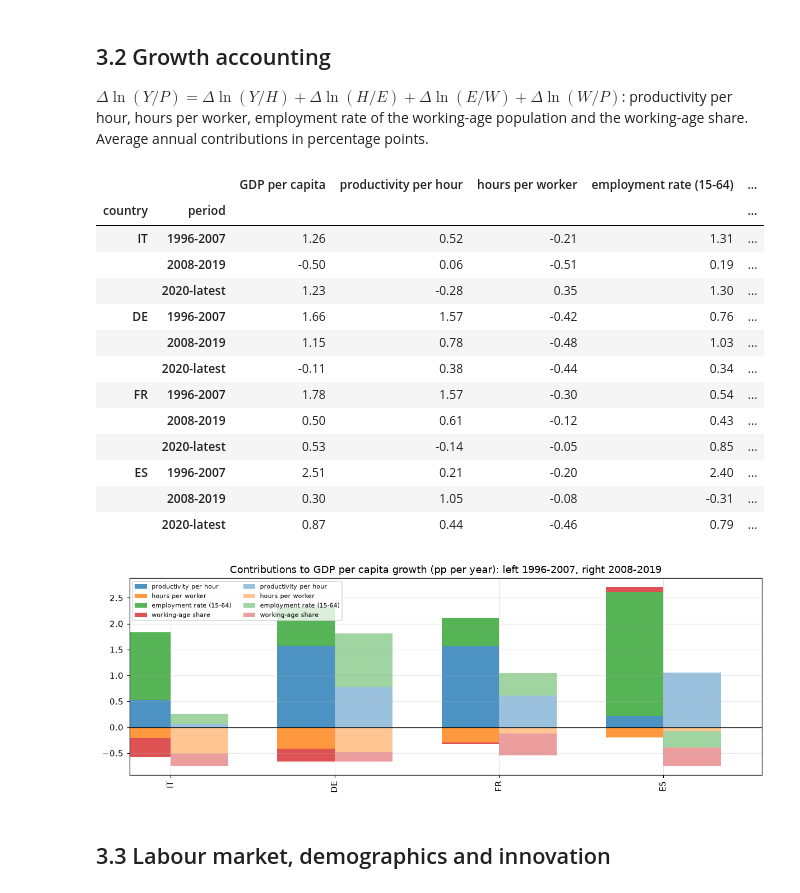
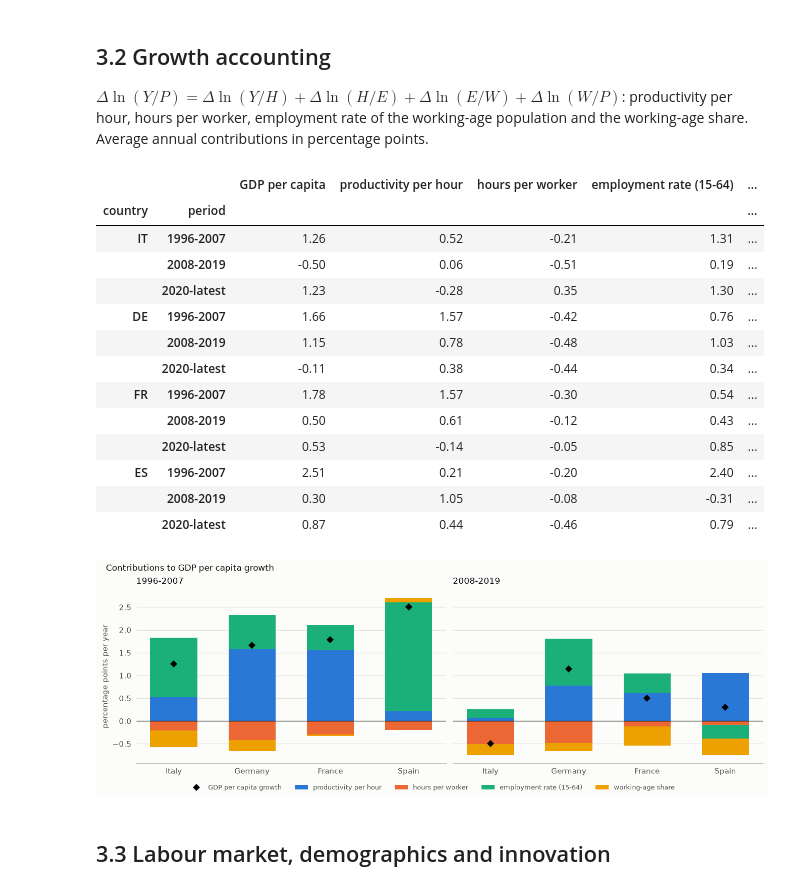
Before and after one commit to paolo993788/Italian-public-debt, a Jupyter notebook: notebooks/growth_drivers/03_macro_micro_drivers.ipynb, the cells around one changed output. Cells and saved outputs as stored; diff of their text form; code cells hidden in the pictures.

```diff
--- a/notebooks/growth_drivers/03_macro_micro_drivers.ipynb
+++ b/notebooks/growth_drivers/03_macro_micro_drivers.ipynb
@@ -32,7 +32,8 @@ OFFICIAL = DATA_MODE == "official"
 OUTPUT_DIR = ROOT / "outputs" / "growth_drivers"
 OUTPUT_DIR.mkdir(parents=True, exist_ok=True)
 pd.set_option("display.float_format", lambda x: f"{x:,.2f}")
-plt.rcParams.update({"figure.dpi": 110, "axes.grid": True, "grid.alpha": 0.3})
+from public_debt.figstyle import MUTED, NEGATIVE, SERIES, notebook_style, ordinal_colors
+notebook_style()   # validated palette, recessive grid, constrained layout (see figstyle.py)
 print(f"public_debt {public_debt.__version__} | data mode: {DATA_MODE}")
 if not OFFICIAL:
     print("WARNING: synthetic data. Tables and charts are placeholders, not statistics about Italy.")
@@ -41,6 +42,8 @@ public_debt 0.1.0 | data mode: official
 # %% [markdown]
 ## 3.1 Growth: Italy versus its partners
 # %%
+NAMES = {"IT": "Italy", "DE": "Germany", "FR": "France", "ES": "Spain", "EU27_2020": "EU27"}
+COLORS = dict(zip(NAMES.values(), SERIES))     # one colour per country in every chart of this notebook
 PEERS = ("IT", "DE", "FR", "ES", "EU27_2020")
 if OFFICIAL:
     fiscal_by = {g: data.fiscal_dataset(g) for g in PEERS}
@@ -54,9 +57,10 @@ else:
 real = pd.DataFrame({g: (1 + f["real_growth"].fillna(0)).cumprod() for g, f in fiscal_by.items()})
 real = 100 * real / real.iloc[0]
 fig, ax = plt.subplots(figsize=(10, 4))
-real.plot(ax=ax)
-ax.set(title=f"Real GDP, index {real.index[0]} = 100", ylabel="index")
-fig.tight_layout()
+shown = real.dropna(axis=1, how="all").rename(columns=NAMES)       # series without data get no legend entry
+shown.plot(ax=ax, color=COLORS)
+ax.set(title=f"Real GDP, index {real.index[0]} = 100", ylabel="index", xlabel="")
+ax.legend(loc="upper left")
 fig.savefig(OUTPUT_DIR / "real_gdp.png", dpi=150)
 avg = pd.DataFrame({g: 100 * f["real_growth"].groupby(pd.cut(f.index, [1995, 2007, 2013, 2019, 2100],
                                                               labels=["1996-2007", "2008-2013", "2014-2019", "2020-latest"])).mean()
@@ -79,33 +83,46 @@ employment rate of the working-age population and the working-age share. Average
 # %%
 periods = {"1996-2007": (1996, 2007), "2008-2019": (2008, 2019), "2020-latest": (2020, 2100)}
 tables = {g: growth.average_by_period(growth.decompose(lp), periods) for g, lp in labour_by.items()}
 acc = pd.concat(tables, names=["country", "period"])
 display(acc.round(2))
-fig, ax = plt.subplots(figsize=(11, 4))
-acc.drop(columns="GDP per capita").xs("1996-2007", level="period").plot.bar(ax=ax, stacked=True, alpha=0.8, position=1, width=0.35)
-acc.drop(columns="GDP per capita").xs("2008-2019", level="period").plot.bar(ax=ax, stacked=True, alpha=0.45, position=0, width=0.35,
-                                                                             legend=False)
-ax.axhline(0, color="k", lw=0.8)
-ax.set(title="Contributions to GDP per capita growth (pp per year): left 1996-2007, right 2008-2019", xlabel="")
-ax.legend(fontsize=7, ncol=2)
-fig.tight_layout()
+# One panel per period, the same component colours in both, GDP per capita growth as a marker.
+parts = acc.drop(columns="GDP per capita")
+fig, axes = plt.subplots(1, 2, figsize=(12, 4.2), sharey=True)
+for ax, period in zip(axes, ["1996-2007", "2008-2019"]):
+    block = parts.xs(period, level="period").rename(index=NAMES)
+    x = np.arange(len(block))
+    pos, neg = np.zeros(len(block)), np.zeros(len(block))
+    for column, color in zip(block.columns, SERIES):
+        v = block[column].to_numpy()
+        ax.bar(x, np.where(v > 0, v, 0), bottom=pos, width=0.6, color=color, label=column)
+        ax.bar(x, np.where(v < 0, v, 0), bottom=neg, width=0.6, color=color)
+        pos, neg = pos + np.where(v > 0, v, 0), neg + np.where(v < 0, v, 0)
+    total = acc.xs(period, level="period")["GDP per capita"].rename(index=NAMES).reindex(block.index)
+    ax.plot(x, total.to_numpy(), "D", color="k", ms=6, label="GDP per capita growth")
+    ax.axhline(0, color="k", lw=0.8)
+    ax.set_xticks(x, block.index)
+    ax.grid(axis="x", visible=False)
+    ax.set(title=period)
+axes[0].set_ylabel("percentage points per year")
+fig.suptitle("Contributions to GDP per capita growth", x=0.01, ha="left", fontsize=11)
+fig.legend(*axes[0].get_legend_handles_labels(), loc="outside lower center", ncol=5)
 fig.savefig(OUTPUT_DIR / "growth_accounting.png", dpi=150)
 # %% [output]
 |  |  | GDP per capita | productivity per hour | hours per worker | employment rate (15-64) | ... |
 | country | period |  |  |  |  | ... |
 | IT | 1996-2007 | 1.26 | 0.52 | -0.21 | 1.31 | ... |
 |  | 2008-2019 | -0.50 | 0.06 | -0.51 | 0.19 | ... |
 |  | 2020-latest | 1.23 | -0.28 | 0.35 | 1.30 | ... |
 | DE | 1996-2007 | 1.66 | 1.57 | -0.42 | 0.76 | ... |
 |  | 2008-2019 | 1.15 | 0.78 | -0.48 | 1.03 | ... |
 |  | 2020-latest | -0.11 | 0.38 | -0.44 | 0.34 | ... |
 | FR | 1996-2007 | 1.78 | 1.57 | -0.30 | 0.54 | ... |
 |  | 2008-2019 | 0.50 | 0.61 | -0.12 | 0.43 | ... |
 |  | 2020-latest | 0.53 | -0.14 | -0.05 | 0.85 | ... |
 | ES | 1996-2007 | 2.51 | 0.21 | -0.20 | 2.40 | ... |
 |  | 2008-2019 | 0.30 | 1.05 | -0.08 | -0.31 | ... |
 |  | 2020-latest | 0.87 | 0.44 | -0.46 | 0.79 | ... |
-[figure, old version]
+[figure, new version]
 # %% [markdown]
 ## 3.3 Labour market, demographics and innovation
 # %%
```
Also changed, not shown: parts of 3 cells of this notebook, 5 other files.
